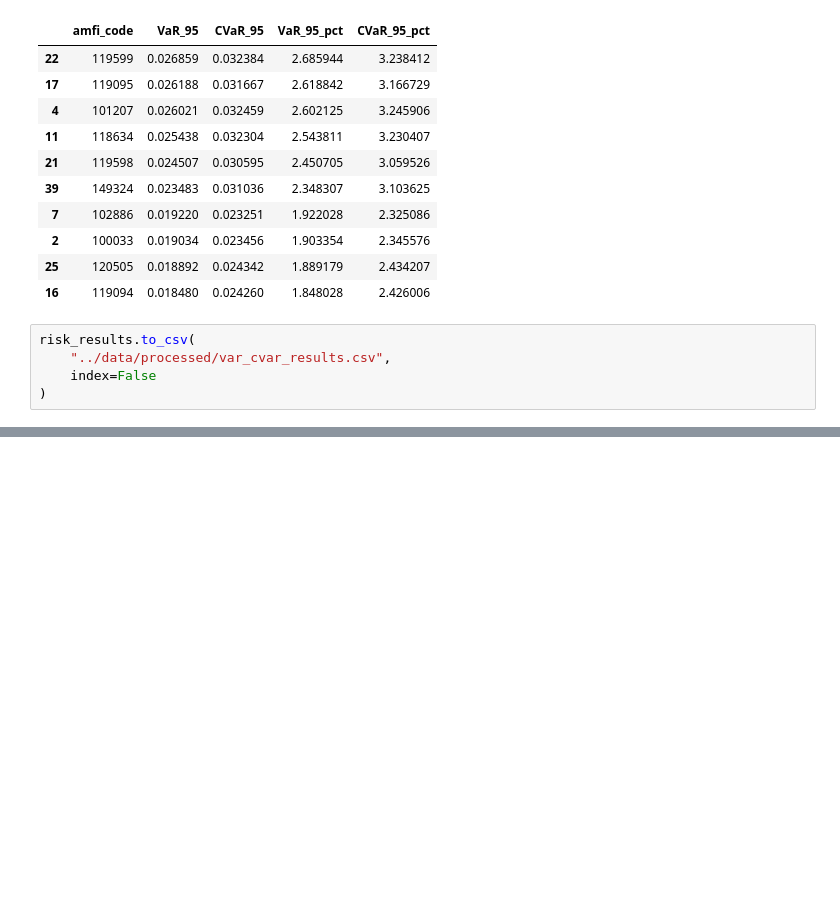
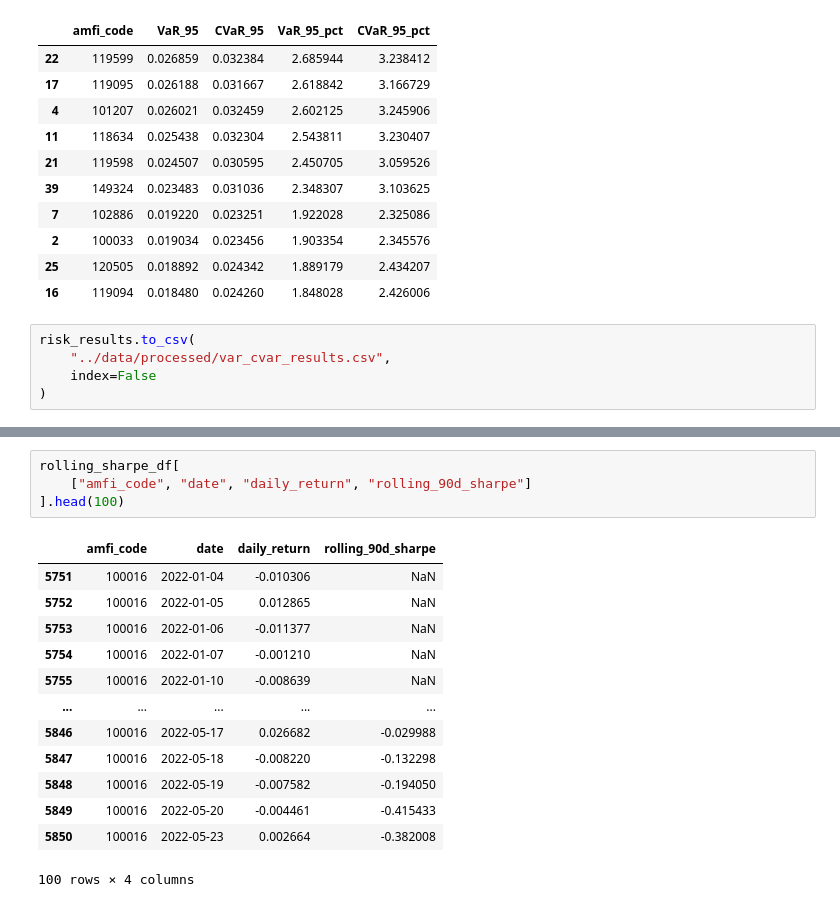
Before and after one commit to raj-ankur62/Mutual-Fund-Analytics, a Jupyter notebook: notebooks/Risk_Analytics.ipynb, the cells around one changed output, grey strips where cells are left out. Cells and saved outputs as stored; diff of their text form; blank space fills up the shorter version.

```diff
--- a/notebooks/Risk_Analytics.ipynb
+++ b/notebooks/Risk_Analytics.ipynb
@@ -133,0 +152,18 @@ risk_results.to_csv(
+# %%
+rolling_sharpe_df[
+    ["amfi_code", "date", "daily_return", "rolling_90d_sharpe"]
+].head(100)
+# %% [output]
+|  | amfi_code | date | daily_return | rolling_90d_sharpe |
+| 5751 | 100016 | 2022-01-04 | -0.010306 | NaN |
+| 5752 | 100016 | 2022-01-05 | 0.012865 | NaN |
+| 5753 | 100016 | 2022-01-06 | -0.011377 | NaN |
+| 5754 | 100016 | 2022-01-07 | -0.001210 | NaN |
+| 5755 | 100016 | 2022-01-10 | -0.008639 | NaN |
+| ... | ... | ... | ... | ... |
+| 5846 | 100016 | 2022-05-17 | 0.026682 | -0.029988 |
+| 5847 | 100016 | 2022-05-18 | -0.008220 | -0.132298 |
+| 5848 | 100016 | 2022-05-19 | -0.007582 | -0.194050 |
+| 5849 | 100016 | 2022-05-20 | -0.004461 | -0.415433 |
+| 5850 | 100016 | 2022-05-23 | 0.002664 | -0.382008 |
+100 rows × 4 columns
```
Also changed, not shown: parts of 3 cells of this notebook, 1 other file.
